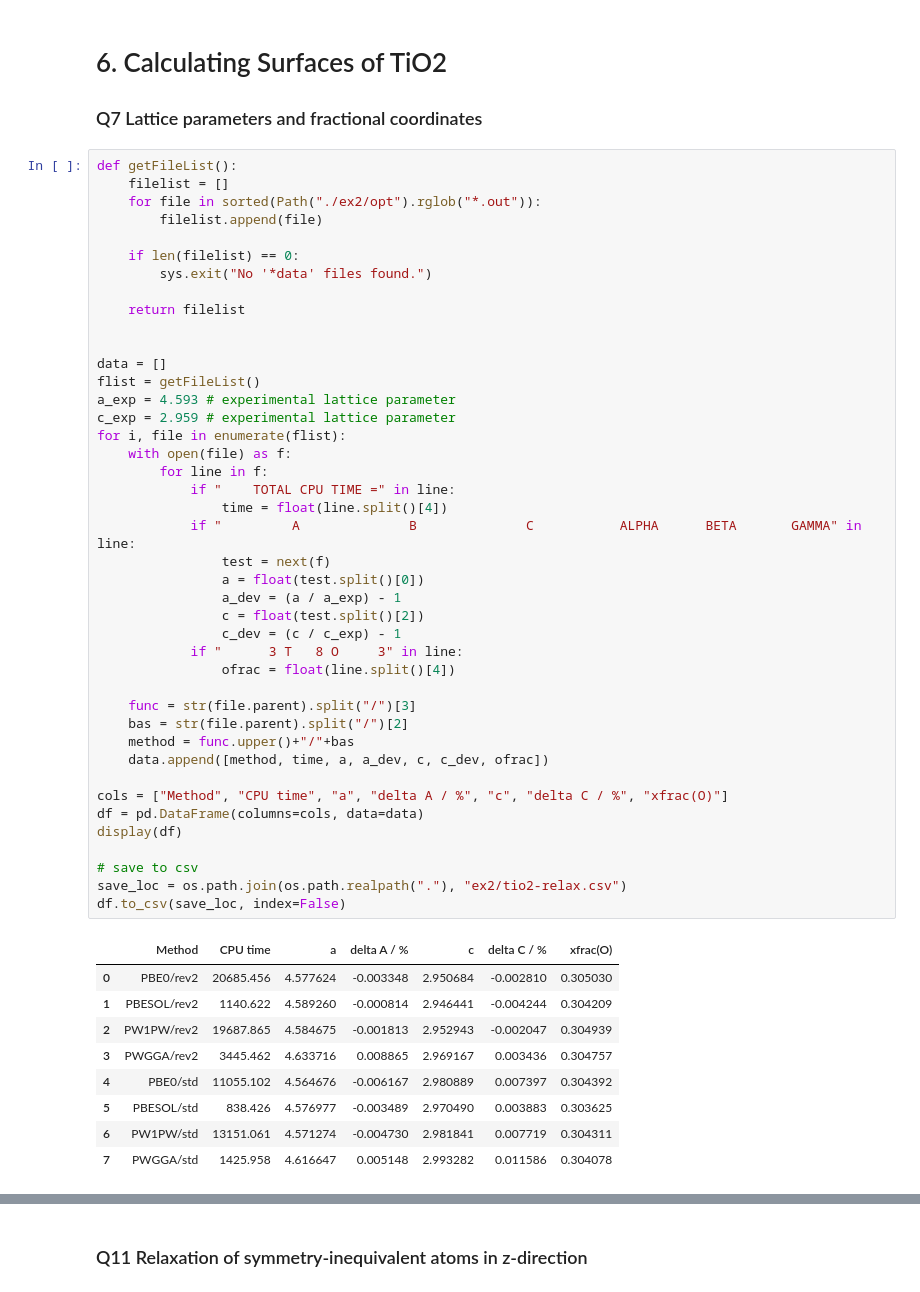
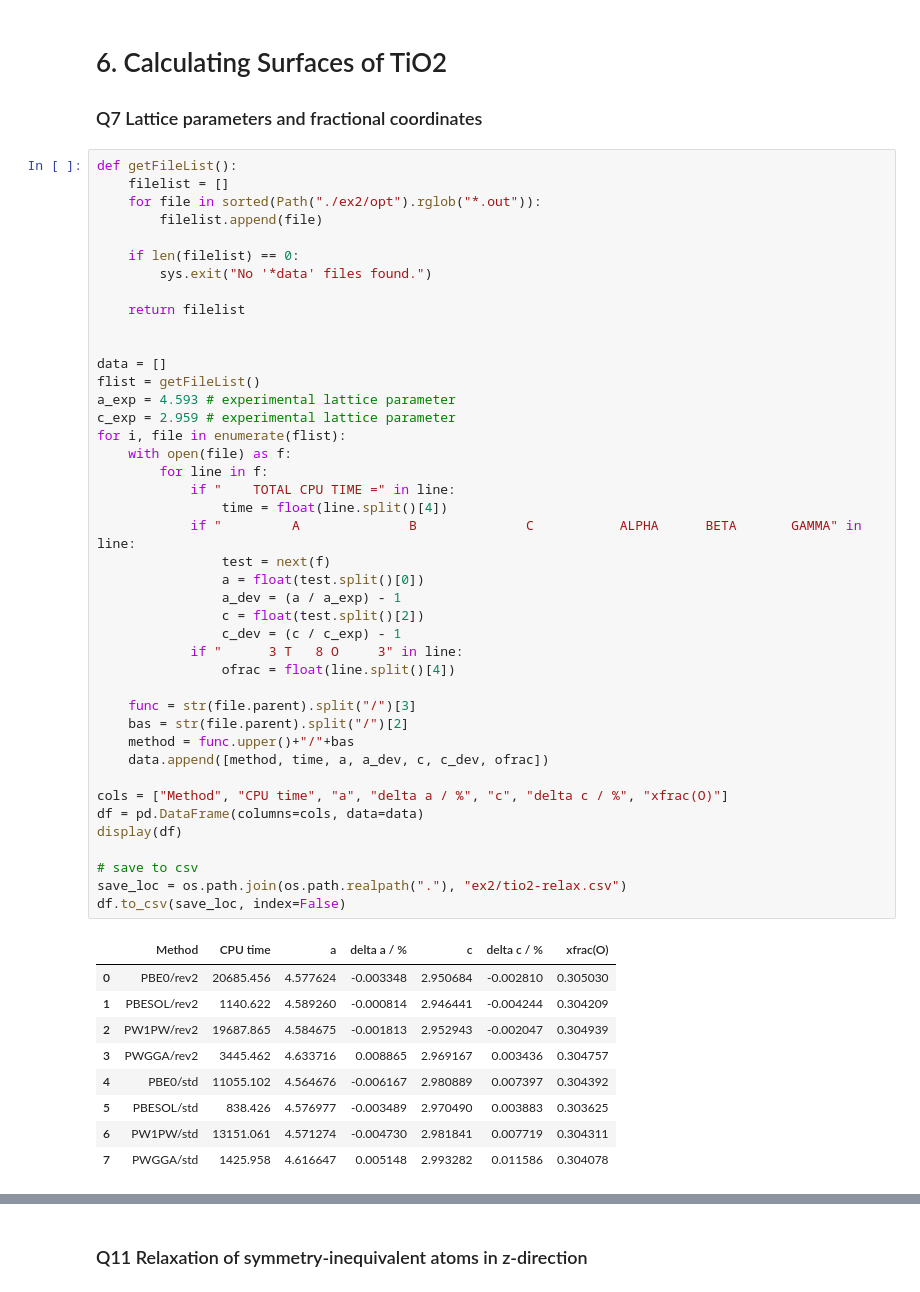
Before and after one commit to tomfroembgen/WP12, a Jupyter notebook: 3_bredow/wp12_3.ipynb, the cells around one changed output, grey strips where cells are left out. Drawn from its saved outputs; the diff is of its cells as text.

```diff
--- a/3_bredow/wp12_3.ipynb
+++ b/3_bredow/wp12_3.ipynb
@@ -294,35 +294,35 @@ def getFileList():
 data = []
 flist = getFileList()
 a_exp = 4.593 # experimental lattice parameter
 c_exp = 2.959 # experimental lattice parameter
 for i, file in enumerate(flist):
     with open(file) as f:
         for line in f:
             if "    TOTAL CPU TIME =" in line:
                 time = float(line.split()[4])
             if "         A              B              C           ALPHA      BETA       GAMMA" in line:
                 test = next(f)
                 a = float(test.split()[0])
                 a_dev = (a / a_exp) - 1
                 c = float(test.split()[2])
                 c_dev = (c / c_exp) - 1
             if "      3 T   8 O     3" in line:
                 ofrac = float(line.split()[4])
 
     func = str(file.parent).split("/")[3]
     bas = str(file.parent).split("/")[2]
     method = func.upper()+"/"+bas
     data.append([method, time, a, a_dev, c, c_dev, ofrac])
 
-cols = ["Method", "CPU time", "a", "delta A / %", "c", "delta C / %", "xfrac(O)"]
+cols = ["Method", "CPU time", "a", "delta a / %", "c", "delta c / %", "xfrac(O)"]
 df = pd.DataFrame(columns=cols, data=data)
 display(df)
 
 # save to csv
 save_loc = os.path.join(os.path.realpath("."), "ex2/tio2-relax.csv")
 df.to_csv(save_loc, index=False)
 # %% [output]
-|  | Method | CPU time | a | delta A / % | c | delta C / % | xfrac(O) |
+|  | Method | CPU time | a | delta a / % | c | delta c / % | xfrac(O) |
 | 0 | PBE0/rev2 | 20685.456 | 4.577624 | -0.003348 | 2.950684 | -0.002810 | 0.305030 |
 | 1 | PBESOL/rev2 | 1140.622 | 4.589260 | -0.000814 | 2.946441 | -0.004244 | 0.304209 |
 | 2 | PW1PW/rev2 | 19687.865 | 4.584675 | -0.001813 | 2.952943 | -0.002047 | 0.304939 |
```
Also changed, not shown: parts of 4 cells of this notebook, 2 other files.
